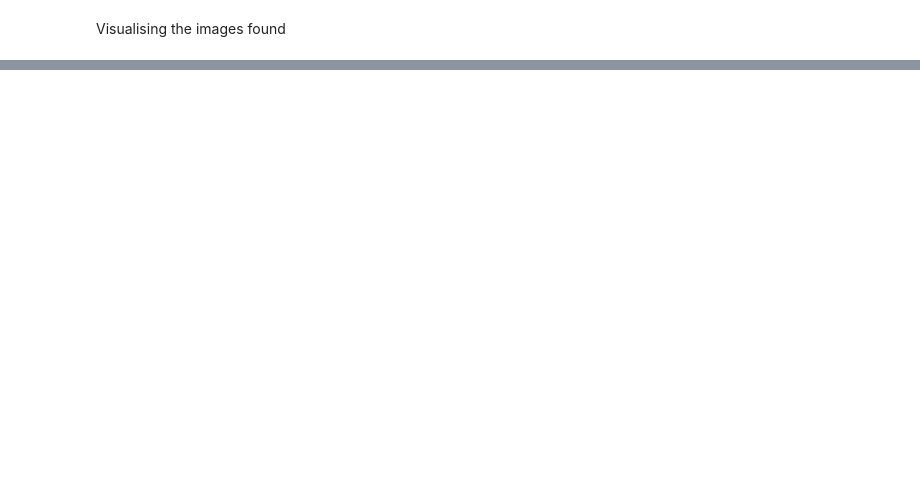
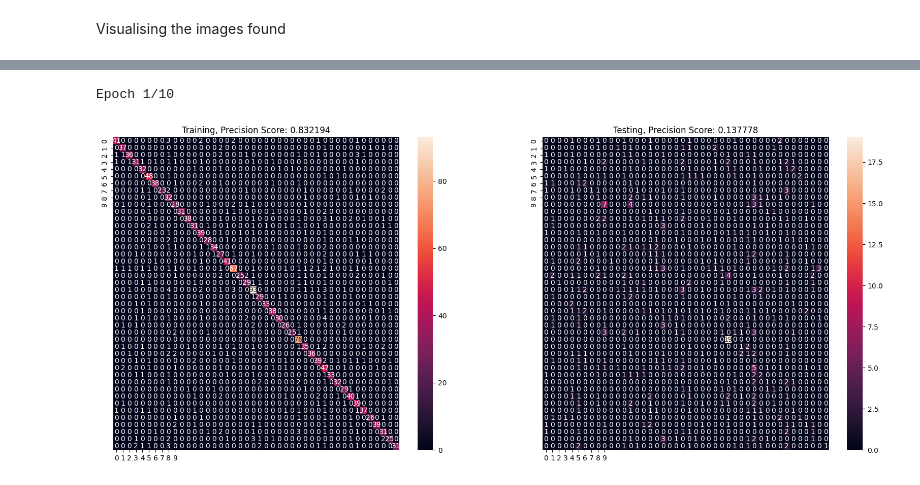
Before and after one commit to aidanlockwood20/CAB420-Codebase, a Jupyter notebook: Assessment/assignment_2/assignment_2.ipynb, the cells around one changed output, grey strips where cells are left out. Saved outputs shown, nothing was run; the diff lists cells and outputs as text; code cells hidden in the pictures; blank space fills up the shorter version.

```diff
--- a/Assessment/assignment_2/assignment_2.ipynb
+++ b/Assessment/assignment_2/assignment_2.ipynb
@@ -110,0 +309,40 @@ plt.show()
+# %%
+model.compile(optimizer='adam', loss='categorical_crossentropy', metrics=['accuracy'])
+
+model.fit(seen_train_X, species_labelled_train_Y, epochs=10, batch_size=32, validation_split=0.2)
+# %% [output]
+Epoch 1/10
+# %%
+def eval_model(model, train, train_y, test, test_y):
+    fig = plt.figure(figsize=[20, 8])
+
+    ax = fig.add_subplot(1, 2, 1)
+    # predict on the training set
+    pred = model.predict(train, verbose=False);
+    # get indexes for the predictions and ground truth, this is converting back from a one-hot representation
+    # to a single index
+    indexes = tf.argmax(pred, axis=1)
+    gt_idx = tf.argmax(train_y, axis=1)
+
+    # plot the confusion matrix, I'm using tensorflow and seaborn here, but you could use
+    # sklearn as well
+    confusion_mtx = tf.math.confusion_matrix(gt_idx, indexes)
+    sns.heatmap(confusion_mtx, xticklabels=range(10), yticklabels=range(10),
+            annot=True, fmt='g', ax=ax)
+    # set the title to the F1 scope
+    ax.set_title('Training, Precision Score: %f' % precision_score(gt_idx, indexes, average='weighted'))
+
+    # repeat visualisation for the test set
+    ax = fig.add_subplot(1, 2, 2)
+    pred = model.predict(test, verbose=False);
+    indexes = tf.argmax(pred, axis=1)
+    gt_idx = tf.argmax(test_y, axis=1)
+
+    confusion_mtx = tf.math.confusion_matrix(gt_idx, indexes)
+    sns.heatmap(confusion_mtx, xticklabels=range(10), yticklabels=range(10),
+            annot=True, fmt='g', ax=ax)
+    ax.set_title('Testing, Precision Score: %f' % precision_score(gt_idx, indexes, average='weighted'))
+# %%
+eval_model(model, seen_train_X, species_labelled_train_Y, seen_test_Y, species_labelled_test_Y)
+# %% [output]
+[figure, added]
```
Also changed, not shown: parts of 25 cells of this notebook, 3 other files.
